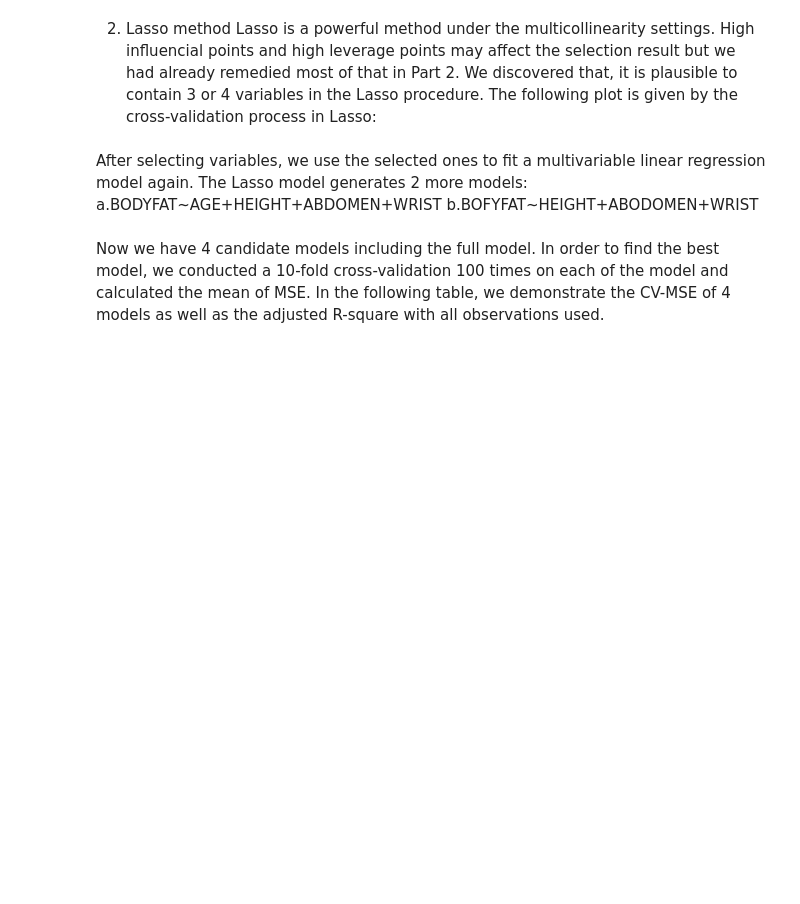
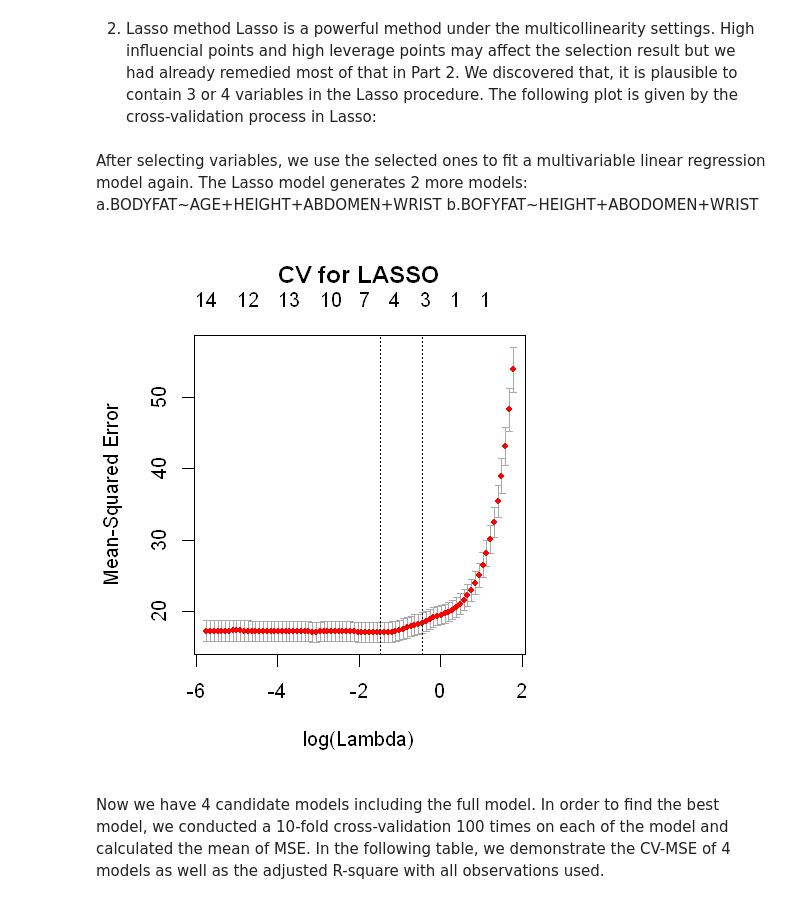
Before and after one commit to chilli0i0/628Groupwork1, a Jupyter notebook: Jupyter/TheFullNoteBook.ipynb, the cells around one changed output. Cells and saved outputs as stored; diff of their text form; code cells hidden in the pictures; blank space fills up the shorter version.

```diff
--- a/Jupyter/TheFullNoteBook.ipynb
+++ b/Jupyter/TheFullNoteBook.ipynb
@@ -128,0 +165,14 @@ shapiro.test(model.full$residuals) #test for normality
+# %%
+r1 = c('independence','homoscedasticity','linearity','normality')
+r2 = c('DurbinWatson test','ncv Test','gvlma test','shapiro test')
+r3 = c(0.15,0.77,0.08,0.19)
+r = data.frame('Assumption'=r1,'test'=r2,'p-value'=r3)
+table <- tableGrob(r,rows=NULL)
+grid.newpage()
+h <- grobHeight(table)
+w <- grobWidth(table)
+title <- textGrob("model checking", y=unit(0.5,"npc") + 1*h,
+                  vjust=0, gp=gpar(fontsize=15))
+gt <- gTree(children=gList(table, title))
+#grid.draw(gt)
+r
@@ -144,5 +198,15 @@ show plot of variables selection by lasso
 After selecting variables, we use the selected ones to fit a multivariable linear regression model again. The Lasso model generates 2 more models:
 a.BODYFAT~AGE+HEIGHT+ABDOMEN+WRIST
 b.BOFYFAT~HEIGHT+ABODOMEN+WRIST
+# %%
+y = as.matrix(data.3[,1])
+x = as.matrix(data.3[,-1])
+cvfit = cv.glmnet(x = x, y = y, family = "gaussian", nlambda = 100, alpha = 1, standardize=TRUE,nfolds=10)
+options(repr.plot.width=4,pr.plot.height=3)
+plot(cvfit)
+title("CV for LASSO", line = 2.2)
+fit = glmnet(x = x, y = y, family = "gaussian",lambda=cvfit$lambda.1se,alpha=1, standardize=TRUE)
+# %% [output]
+[figure, added]
 # %% [markdown]
 Now we have 4 candidate models including the full model. In order to find the best model, we conducted a 10-fold cross-validation 100 times on each of the model and calculated the mean of MSE. In the following table, we demonstrate the CV-MSE of 4 models as well as the adjusted R-square with all observations used.
```
Also changed, not shown: parts of 32 cells of this notebook.
